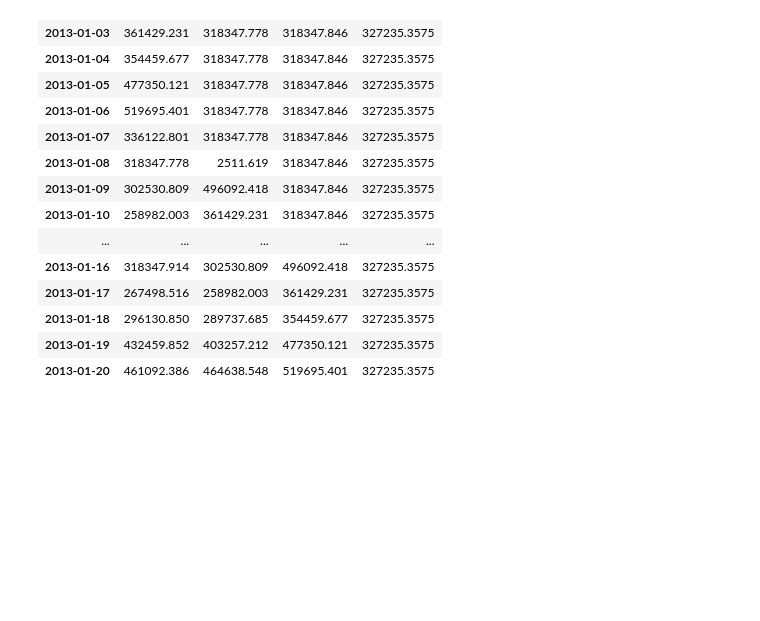
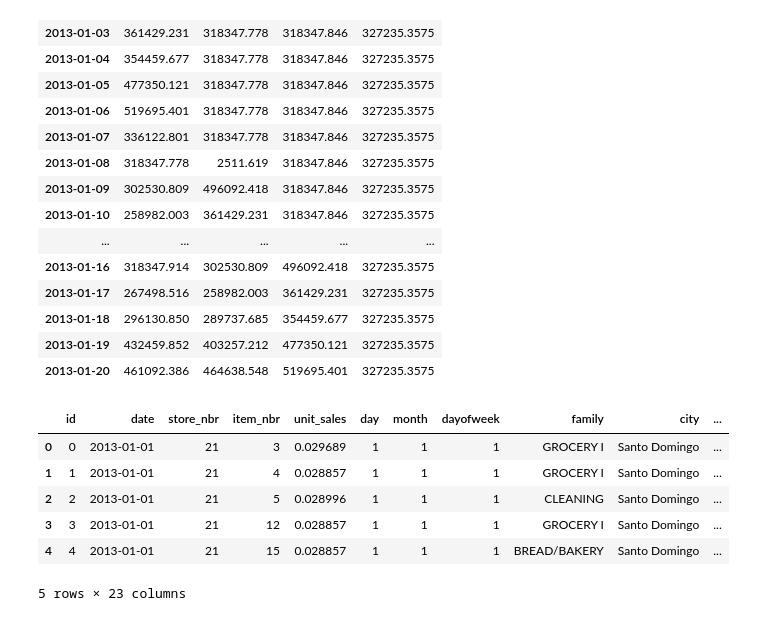
Before and after one commit to sohyla-said/Sales_Forecasting_and_Optimization_GP, a Jupyter notebook: preprocessing (1).ipynb, the cells around one changed output. Drawn from its saved outputs; the diff is of its cells as text; code cells hidden in the pictures; blank space fills up the shorter version.

```diff
--- a/preprocessing (1).ipynb
+++ b/preprocessing (1).ipynb
@@ -281,7 +281,7 @@ daily_sales_df.head(20)
 | 2013-01-20 | 461092.386 | 464638.548 | 519695.401 | 327235.3575 |
 # %%
 # Convert date column to datetime
-data['date'] = pd.to_datetime(df['date'])
+data['date'] = pd.to_datetime(data['date'])
 
 # Extract useful time features
 data['year'] = data['date'].dt.year
@@ -291,22 +291,32 @@ data['day_of_week'] = data['date'].dt.dayofweek
 data['is_weekend'] = data['day_of_week'].apply(lambda x: 1 if x>=5 else 0)
 # %%
 #   تحويل promotion و holiday لأرقام
-data['promotion'] = data['promotion'].map({'Yes':1, 'No':0})
+data['onpromotion'] = data['onpromotion'].map({'Yes':1, 'No':0})
 data['holiday'] = data['holiday'].map({'Yes':1, 'No':0})
 # %%
 from sklearn.preprocessing import MinMaxScaler
 
 scaler = MinMaxScaler()
-data[['sales']] = scaler.fit_transform(data[['sales']])
+data[['unit_sales']] = scaler.fit_transform(data[['unit_sales']])
 # %%
 # Check missing values
 data.isnull().sum()
 
 
-data['sales'] = data['sales'].fillna(data['sales'].mean())
+data['unit_sales'] = data['unit_sales'].fillna(data['unit_sales'].mean())
 
 
 data = data.dropna(thresh=len(data) * 0.5, axis=1)
 # %%
 # Remove duplicates
 data = data.drop_duplicates()
+# %%
+data.head()
+# %% [output]
+|  | id | date | store_nbr | item_nbr | unit_sales | day | month | dayofweek | family | city | ... |
+| 0 | 0 | 2013-01-01 | 21 | 3 | 0.029689 | 1 | 1 | 1 | GROCERY I | Santo Domingo | ... |
+| 1 | 1 | 2013-01-01 | 21 | 4 | 0.028857 | 1 | 1 | 1 | GROCERY I | Santo Domingo | ... |
+| 2 | 2 | 2013-01-01 | 21 | 5 | 0.028996 | 1 | 1 | 1 | CLEANING | Santo Domingo | ... |
+| 3 | 3 | 2013-01-01 | 21 | 12 | 0.028857 | 1 | 1 | 1 | GROCERY I | Santo Domingo | ... |
+| 4 | 4 | 2013-01-01 | 21 | 15 | 0.028857 | 1 | 1 | 1 | BREAD/BAKERY | Santo Domingo | ... |
+5 rows × 23 columns
```
Also changed, not shown: parts of 4 cells of this notebook.
